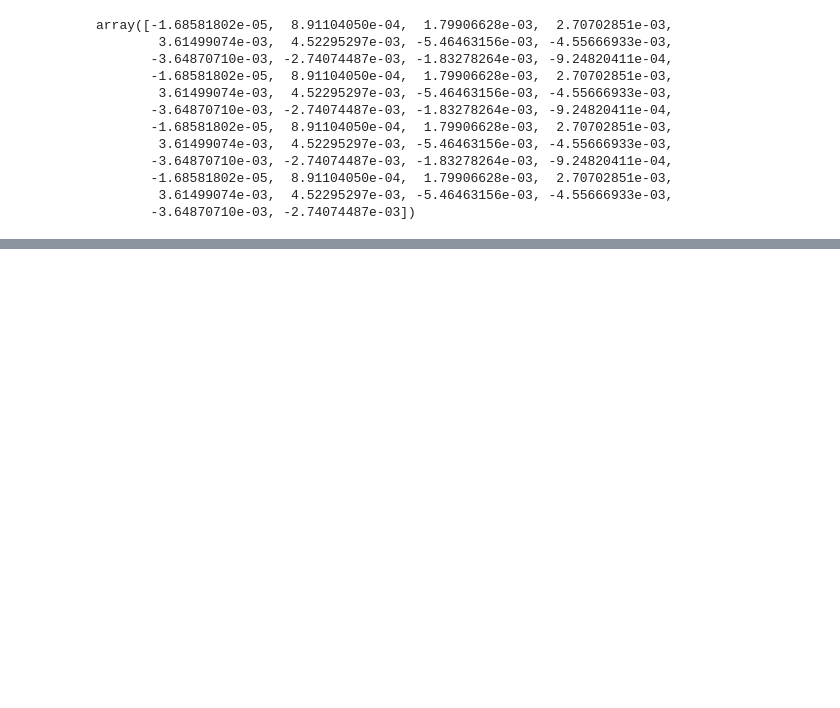
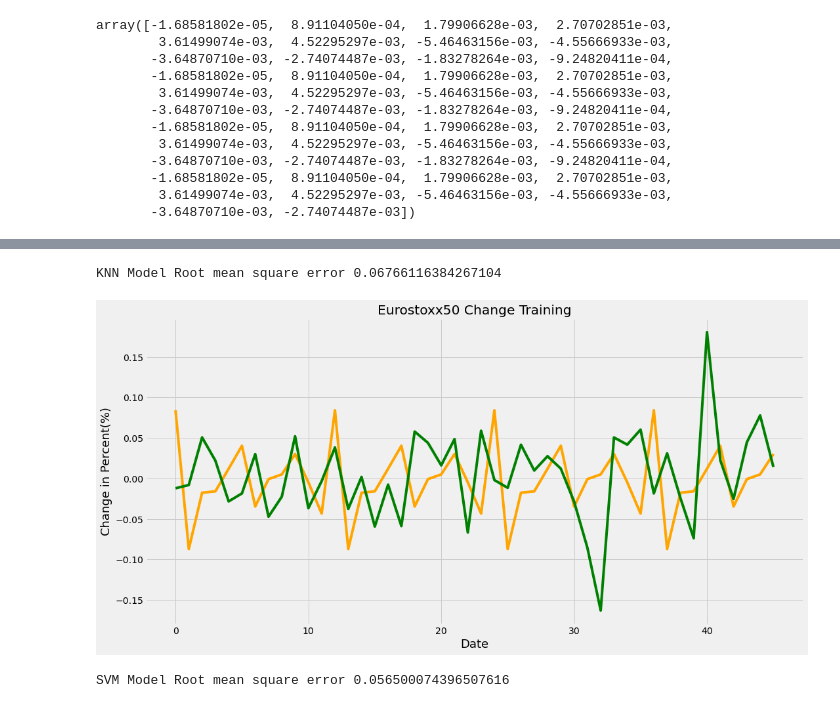
Before and after one commit to vglsimon/PredictReturn, a Jupyter notebook: PredictReturn.ipynb, the cells around one changed output, grey strips where cells are left out. Cells and saved outputs as stored; diff of their text form; code cells hidden in the pictures; blank space fills up the shorter version.

```diff
--- a/PredictReturn.ipynb
+++ b/PredictReturn.ipynb
@@ -204,0 +202,5 @@ plt.show()
+# %%
+from sklearn.neighbors import KNeighborsRegressor
+knn_regressor=KNeighborsRegressor(n_neighbors = 5)
+knn_model=knn_regressor.fit(X_train,y_train)
+y_knn_pred=knn_model.predict(X_test)
@@ -204,0 +237,21 @@ plt.show()
+# %%
+knn_mse=math.sqrt(mean_squared_error(testing,y_knn_pred))
+print('KNN Model Root mean square error',knn_mse)
+# %% [output]
+KNN Model Root mean square error 0.06766116384267104
+# %%
+plt.figure(figsize=(16,8))
+plt.title('Eurostoxx50 Change Training')
+plt.plot(y_knn_pred, color = 'orange')
+plt.plot(testing, color = 'green')
+plt.xlabel('Date',fontsize=18)
+plt.ylabel('Change in Percent(%)',fontsize=18)
+plt.style.use('fivethirtyeight')
+plt.show()
+# %% [output]
+[figure, added]
+# %%
+svm_mse=math.sqrt(mean_squared_error(testing,y_svm_pred))
+print('SVM Model Root mean square error',svm_mse)
+# %% [output]
+SVM Model Root mean square error 0.056500074396507616
```
Also changed, not shown: parts of 12 cells of this notebook.
